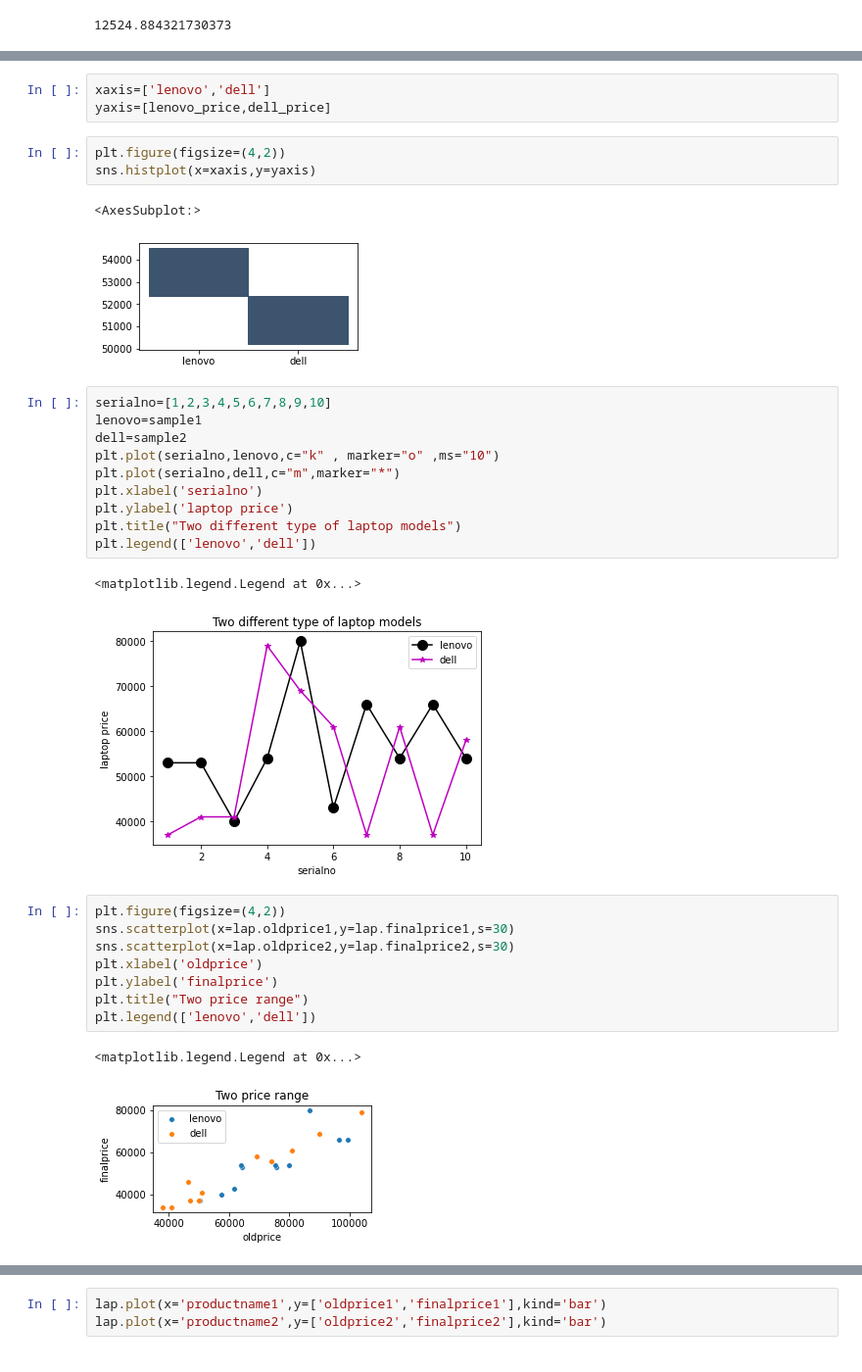
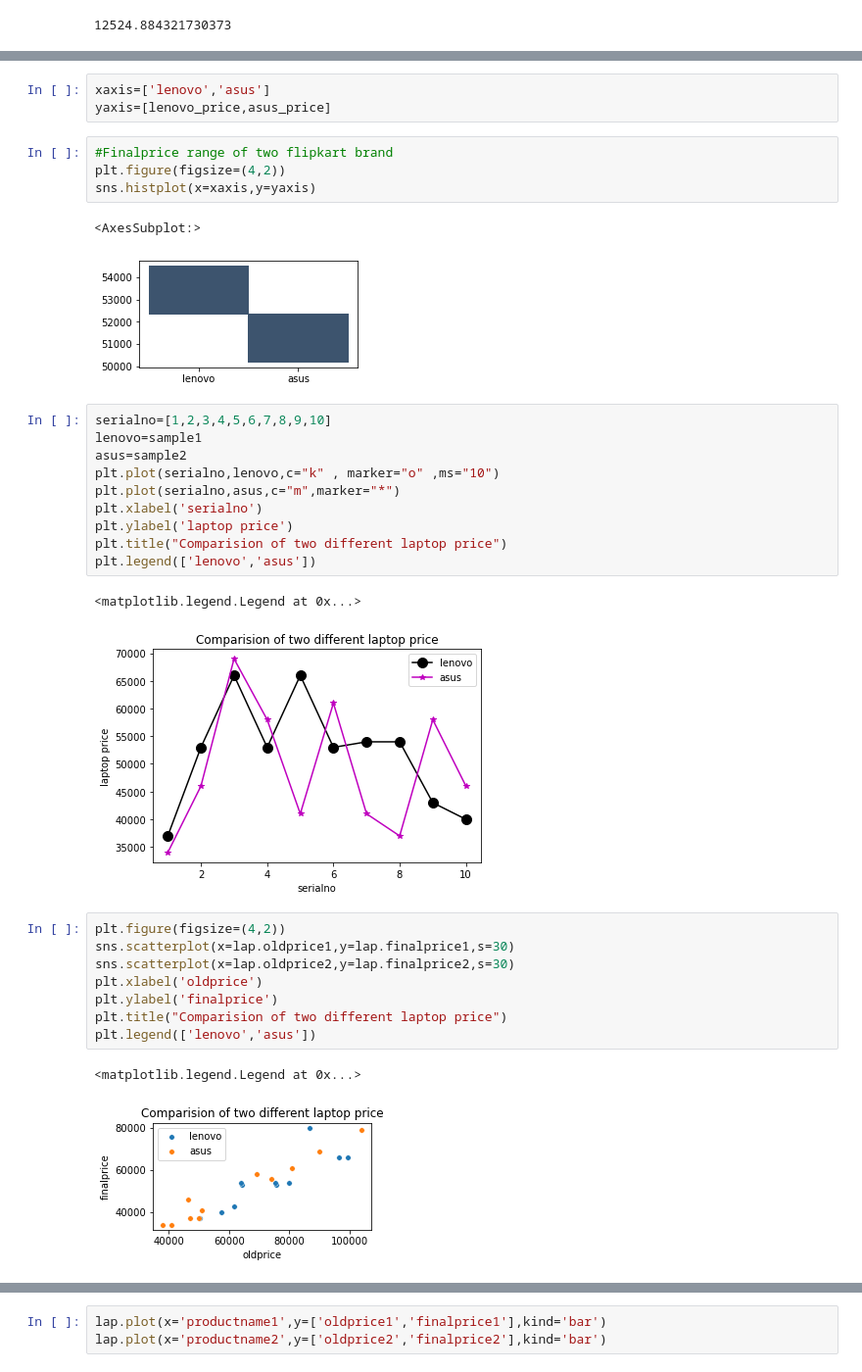
Before and after one commit to NIVETHA1086/Mini-project1, a Jupyter notebook: Mini Project 2.ipynb, the cells around one changed output, grey strips where cells are left out. Shown at 98% size. Saved outputs shown, nothing was run; the diff lists cells and outputs as text.

```diff
--- a/Mini Project 2.ipynb
+++ b/Mini Project 2.ipynb
@@ -654,9 +662,10 @@ dell_price
 # %% [output]
 50171.818181818184
 # %%
-xaxis=['lenovo','dell']
-yaxis=[lenovo_price,dell_price]
+xaxis=['lenovo','asus']
+yaxis=[lenovo_price,asus_price]
 # %%
+#Finalprice range of two flipkart brand
 plt.figure(figsize=(4,2))
 sns.histplot(x=xaxis,y=yaxis)
 # %% [output]
@@ -665,24 +674,24 @@ sns.histplot(x=xaxis,y=yaxis)
 # %%
 serialno=[1,2,3,4,5,6,7,8,9,10]
 lenovo=sample1
-dell=sample2
+asus=sample2
 plt.plot(serialno,lenovo,c="k" , marker="o" ,ms="10")
-plt.plot(serialno,dell,c="m",marker="*")
+plt.plot(serialno,asus,c="m",marker="*")
 plt.xlabel('serialno')
 plt.ylabel('laptop price')
-plt.title("Two different type of laptop models")
-plt.legend(['lenovo','dell'])
+plt.title("Comparision of two different laptop price")
+plt.legend(['lenovo','asus'])
 # %% [output]
 <matplotlib.legend.Legend at 0x...>
-[figure, old version]
+[figure, new version]
 # %%
 plt.figure(figsize=(4,2))
 sns.scatterplot(x=lap.oldprice1,y=lap.finalprice1,s=30)
 sns.scatterplot(x=lap.oldprice2,y=lap.finalprice2,s=30)
 plt.xlabel('oldprice')
 plt.ylabel('finalprice')
-plt.title("Two price range")
-plt.legend(['lenovo','dell'])
+plt.title("Comparision of two different laptop price")
+plt.legend(['lenovo','asus'])
 # %% [output]
 <matplotlib.legend.Legend at 0x...>
-[figure, old version]
+[figure, new version]
```
Also changed, not shown: parts of 64 cells of this notebook.
